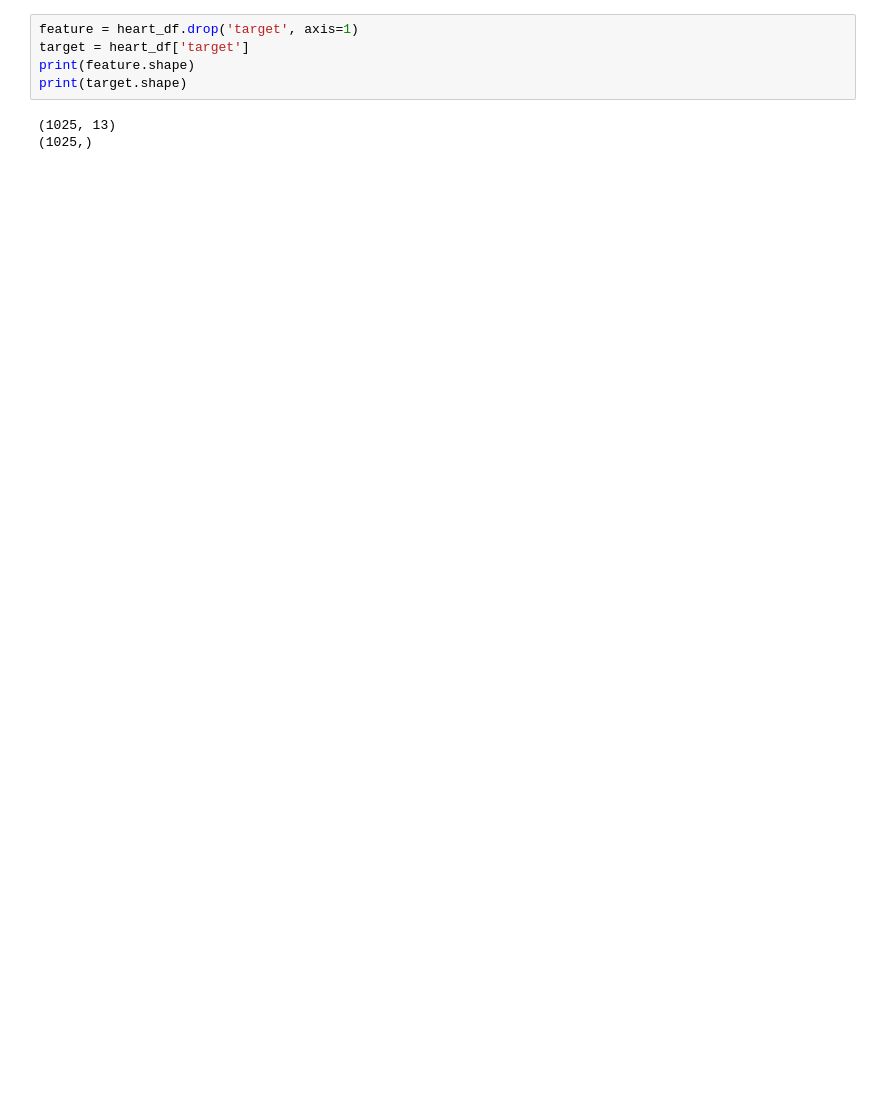
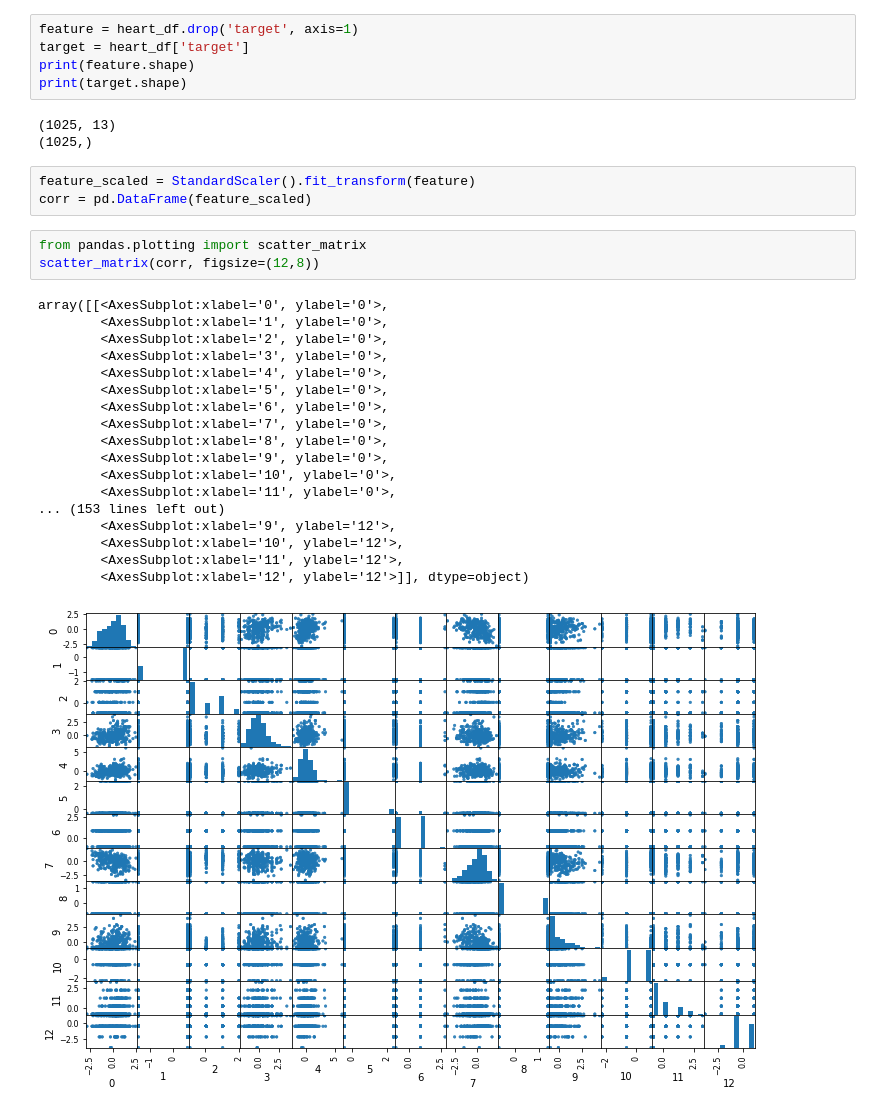
Before and after one commit to danieldhats7/learn_sklearn, a Jupyter notebook: 00_heart.ipynb, the cells around one changed output. Saved outputs shown, nothing was run; the diff lists cells and outputs as text; blank space fills up the shorter version.

Commit message:
standarScale

```diff
--- a/00_heart.ipynb
+++ b/00_heart.ipynb
@@ -38,3 +38,28 @@ print(target.shape)
 # %% [output]
 (1025, 13)
 (1025,)
+# %%
+feature_scaled = StandardScaler().fit_transform(feature)
+corr = pd.DataFrame(feature_scaled)
+# %%
+from pandas.plotting import scatter_matrix
+scatter_matrix(corr, figsize=(12,8))
+# %% [output]
+array([[<AxesSubplot:xlabel='0', ylabel='0'>,
+        <AxesSubplot:xlabel='1', ylabel='0'>,
+        <AxesSubplot:xlabel='2', ylabel='0'>,
+        <AxesSubplot:xlabel='3', ylabel='0'>,
+        <AxesSubplot:xlabel='4', ylabel='0'>,
+        <AxesSubplot:xlabel='5', ylabel='0'>,
+        <AxesSubplot:xlabel='6', ylabel='0'>,
+        <AxesSubplot:xlabel='7', ylabel='0'>,
+        <AxesSubplot:xlabel='8', ylabel='0'>,
+        <AxesSubplot:xlabel='9', ylabel='0'>,
+        <AxesSubplot:xlabel='10', ylabel='0'>,
+        <AxesSubplot:xlabel='11', ylabel='0'>,
+... (153 lines left out)
+        <AxesSubplot:xlabel='9', ylabel='12'>,
+        <AxesSubplot:xlabel='10', ylabel='12'>,
+        <AxesSubplot:xlabel='11', ylabel='12'>,
+        <AxesSubplot:xlabel='12', ylabel='12'>]], dtype=object)
+[figure, added]
```
Also changed, not shown: parts of 1 cell of this notebook.
